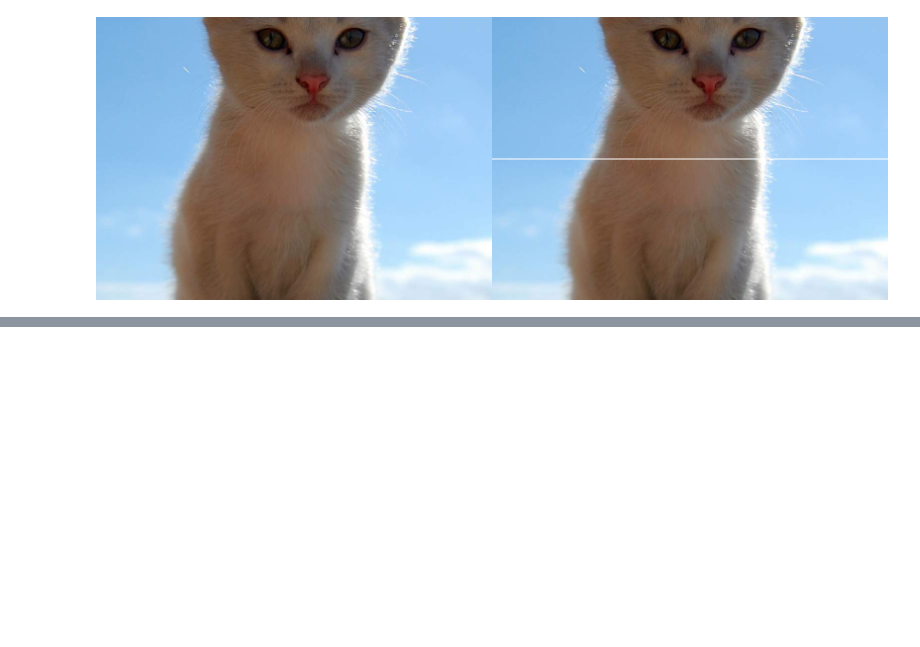
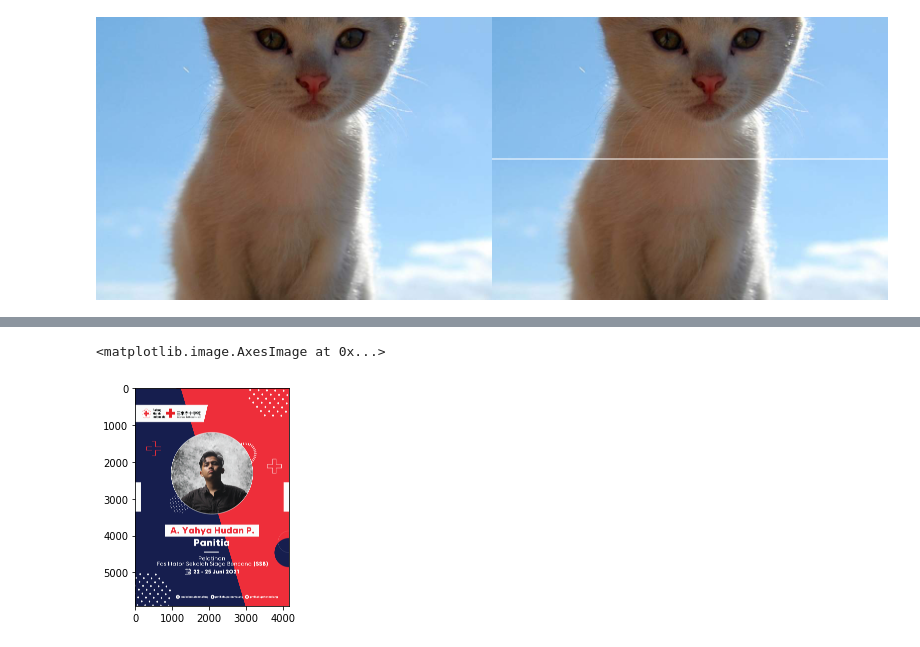
Before and after one commit to yahyahudan19/PCVK_2021, a Jupyter notebook: Week2.ipynb, the cells around one changed output, grey strips where cells are left out. Cells and saved outputs as stored; diff of their text form; code cells hidden in the pictures; blank space fills up the shorter version.

```diff
--- a/Week2.ipynb
+++ b/Week2.ipynb
@@ -46,0 +64,7 @@ cv2_imshow(final_frame)
+# %%
+img2 = img
+img3 = cv.cvtColor(img, cv.COLOR_BGR2RGB)
+plt.imshow(img3)
+# %% [output]
+<matplotlib.image.AxesImage at 0x...>
+[figure, added]
```
Also changed, not shown: parts of 17 cells of this notebook.
